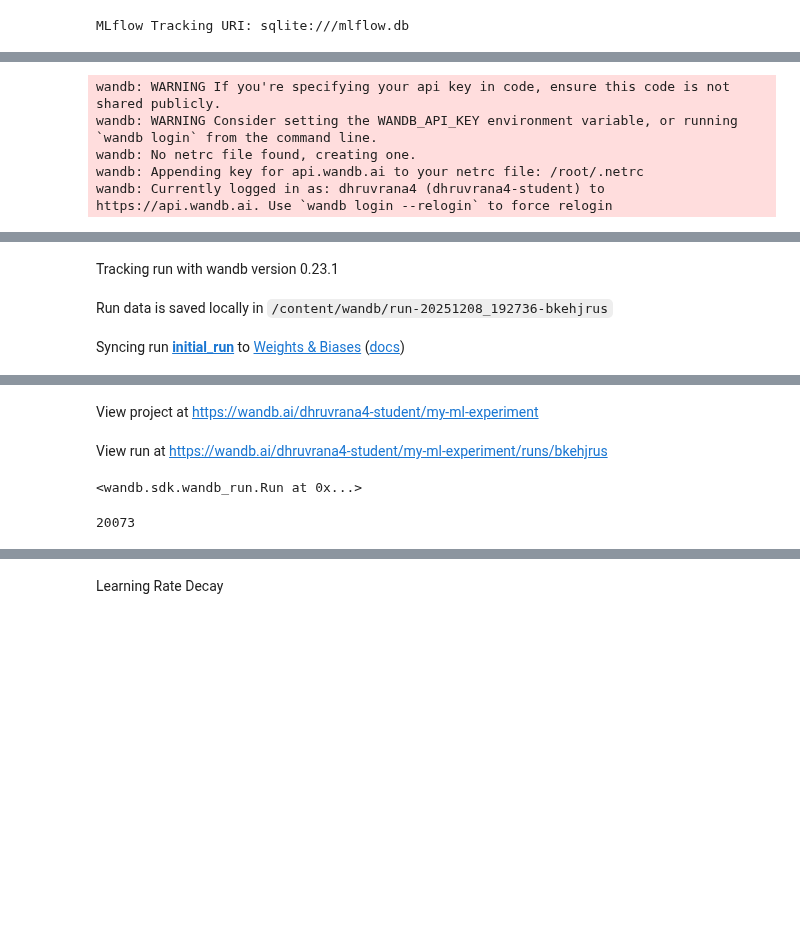
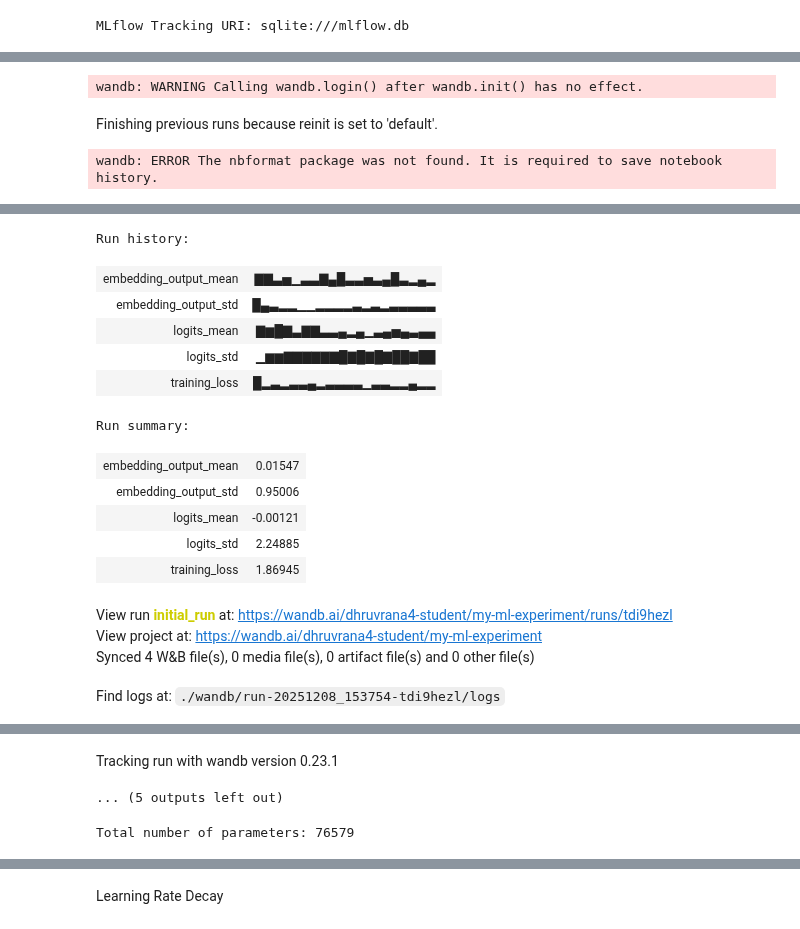
Before and after one commit to Dhruvrana8/Deeplearning-Project, a Jupyter notebook: project/index.ipynb, the cells around one changed output, grey strips where cells are left out. Drawn from its saved outputs; the diff is of its cells as text; code cells hidden in the pictures; blank space fills up the shorter version.

```diff
--- a/project/index.ipynb
+++ b/project/index.ipynb
@@ -714,26 +675,40 @@ Requirement already satisfied: smmap<6,>=3.0.1 in /usr/local/lib/python3.12/dist
 # %%
 import wandb
-from google.colab import userdata
+from dotenv import load_dotenv
+load_dotenv()
+# from google.colab import userdata
 
 # Log in to W&B using your API key stored in Colab secrets
 # Note: This is specific to Google Colab. For local environments, use:
 # wandb.login() or set WANDB_API_KEY environment variable
-wandb_api_key = userdata.get('WANDB_API_KEY')
+wandb_api_key = os.getenv('wandb_api_key')
 wandb.login(key=wandb_api_key)
 
 # Initialize a new W&B run for experiment tracking
 # This will log metrics, hyperparameters, and model artifacts
 # You can customize the project name and other parameters
-wandb.init(project="my-ml-experiment", name="initial_run")
+time = datetime.now().strftime("%Y%m%d_%H%M%S")
+wandb.init(project="my-ml-experiment", name=f"initial_run_{time}")
 
 # To close the run later, you would call wandb.finish()
 # %% [output]
-wandb: WARNING If you're specifying your api key in code, ensure this code is not shared publicly.
-wandb: WARNING Consider setting the WANDB_API_KEY environment variable, or running `wandb login` from the command line.
-wandb: No netrc file found, creating one.
-wandb: Appending key for api.wandb.ai to your netrc file: /root/.netrc
-wandb: Currently logged in as: dhruvrana4 (dhruvrana4-student) to https://api.wandb.ai. Use `wandb login --relogin` to force relogin
+wandb: WARNING Calling wandb.login() after wandb.init() has no effect.
+Finishing previous runs because reinit is set to 'default'.
+wandb: ERROR The nbformat package was not found. It is required to save notebook history.
 [interactive output not drawn]
-Tracking run with wandb version 0.23.1
+Run history:
+| embedding_output_mean | ▇▇▃▅▁▃▃▇▄█▃▃▅▃▄█▃▂▄▂ |
+| embedding_output_std | █▄▃▂▂▁▁▂▂▂▂▃▂▃▂▃▃▃▃▃ |
+| logits_mean | ▇▆█▇▃▇▇▃▃▄▂▄▁▃▄▅▄▃▄▄ |
+| logits_std | ▁▆▆▇▇▇▇▇▇█▇█▇█▇██▇██ |
+| training_loss | █▂▃▂▃▃▄▂▃▃▃▃▁▃▃▂▂▄▂▂ |
+Run summary:
+| embedding_output_mean | 0.01547 |
+| embedding_output_std | 0.95006 |
+| logits_mean | -0.00121 |
+| logits_std | 2.24885 |
+| training_loss | 1.86945 |
-Run data is saved locally in /content/wandb/run-20251208_192736-bkehjrus
+View run initial_run at: https://wandb.ai/dhruvrana4-student/my-ml-experiment/runs/tdi9hezl
+View project at: https://wandb.ai/dhruvrana4-student/my-ml-experiment
+Synced 4 W&B file(s), 0 media file(s), 0 artifact file(s) and 0 other file(s)
-Syncing run initial_run to Weights & Biases (docs)
+Find logs at: ./wandb/run-20251208_153754-tdi9hezl/logs
@@ -740,6 +716,5 @@ Syncing run initial_run to Weights & Biases (docs)
-View project at https://wandb.ai/dhruvrana4-student/my-ml-experiment
+Tracking run with wandb version 0.23.1
-View run at https://wandb.ai/dhruvrana4-student/my-ml-experiment/runs/bkehjrus
-<wandb.sdk.wandb_run.Run at 0x...>
+... (5 outputs left out)
 # %%
 # Set random seeds for reproducibility
 # This ensures that random operations (weight initialization, data shuffling) are deterministic
@@ -750,12 +725,12 @@ if torch.cuda.is_available():
 # ----------------------------------------------
 # Model Architecture Configuration
 # ----------------------------------------------
-# n_embd = 24      # Original embedding dimension
-# n_hidden = 128   # Original hidden dimension
+n_embd = 24      # Original embedding dimension
+n_hidden = 128   # Original hidden dimension
 
 # Reduced dimensions for faster training (for demonstration purposes)
-n_embd = 10    # Embedding dimension: size of character embedding vectors
-n_hidden = 64  # Hidden dimension: size of hidden layer activations
+# n_embd = 10    # Embedding dimension: size of character embedding vectors
+# n_hidden = 64  # Hidden dimension: size of hidden layer activations
 
 # Build the neural network model
 # Architecture:
@@ -790,7 +765,7 @@ print(f"Total number of parameters: {sum(p.nelement() for p in parameters)}")
 for p in parameters:
     p.requires_grad = True  # Enable gradient computation for all parameters
 # %% [output]
-20073
+Total number of parameters: 76579
 # %%
 # Test the model with a small batch to verify forward pass works correctly
 ix = torch.randint(0, Xtr.shape[0], (4,))  # Randomly select 4 examples
```
Also changed, not shown: parts of 14 cells of this notebook, 12 other files.
